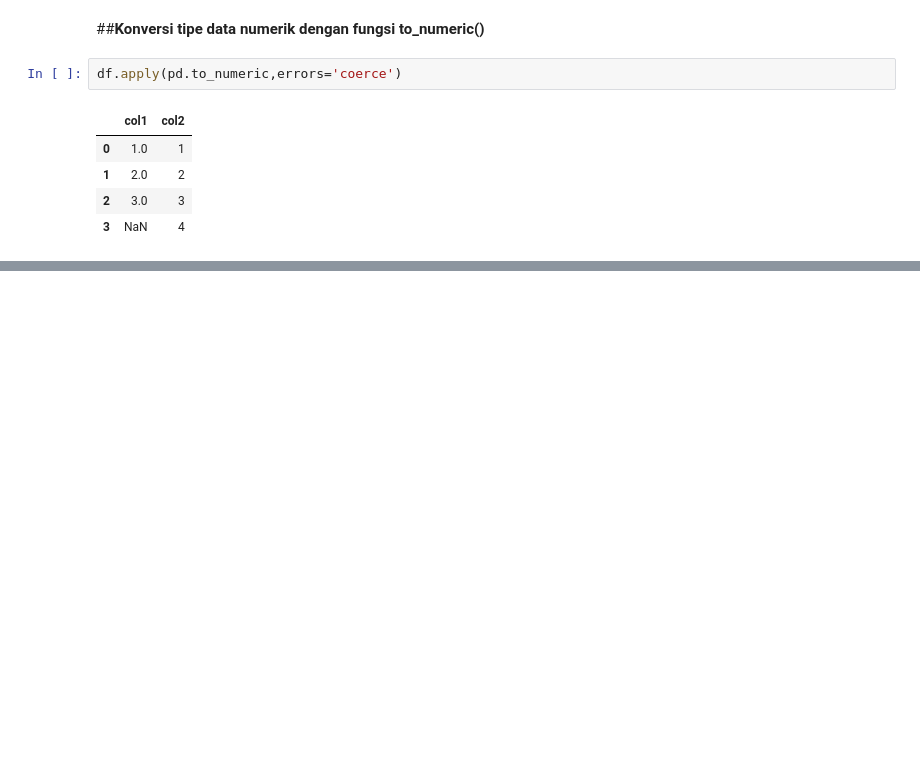
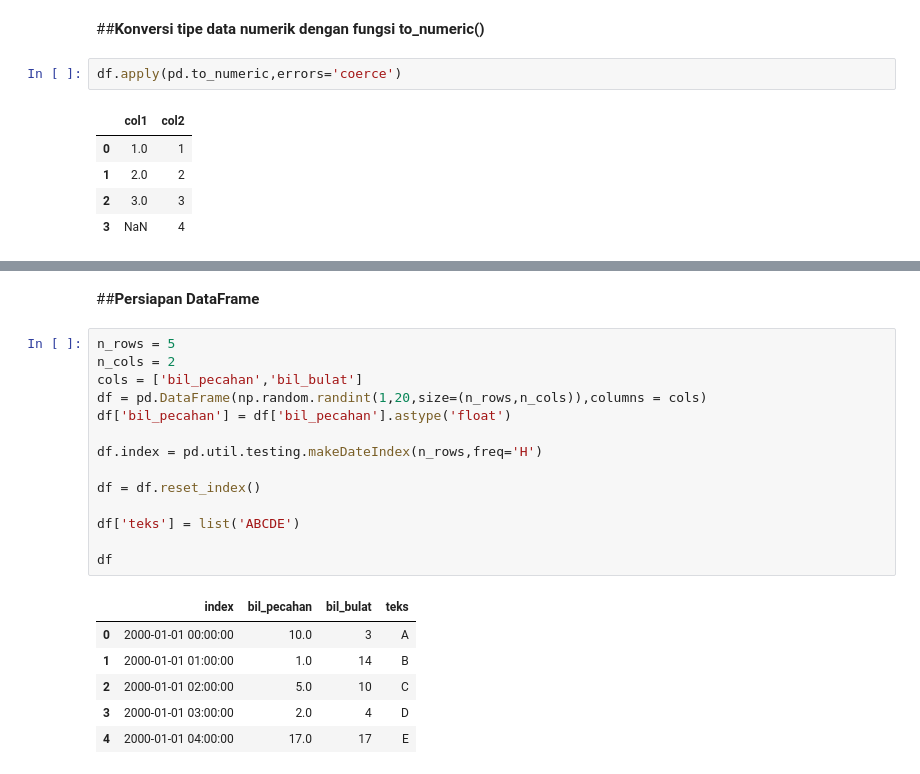
Before and after one commit to lejaaprianza/Belajar-Pandas-Python, a Jupyter notebook: Pandas_tutorial_dari_Indonesia_Belajar.ipynb, the cells around one changed output, grey strips where cells are left out. Saved outputs shown, nothing was run; the diff lists cells and outputs as text; blank space fills up the shorter version.

Commit message:
Pandas 04 | Pemilihan kolom (columns selection) pada Pandas Data Frame berdasarkan tipe data

```diff
--- a/Pandas_tutorial_dari_Indonesia_Belajar.ipynb
+++ b/Pandas_tutorial_dari_Indonesia_Belajar.ipynb
@@ -150,0 +162,23 @@ df.apply(pd.to_numeric,errors='coerce')
+# %% [markdown]
+##**Persiapan** **DataFrame**
+# %%
+n_rows = 5
+n_cols = 2
+cols = ['bil_pecahan','bil_bulat']
+df = pd.DataFrame(np.random.randint(1,20,size=(n_rows,n_cols)),columns = cols)
+df['bil_pecahan'] = df['bil_pecahan'].astype('float')
+
+df.index = pd.util.testing.makeDateIndex(n_rows,freq='H')
+
+df = df.reset_index()
+
+df['teks'] = list('ABCDE')
+
+df
+# %% [output]
+|  | index | bil_pecahan | bil_bulat | teks |
+| 0 | 2000-01-01 00:00:00 | 10.0 | 3 | A |
+| 1 | 2000-01-01 01:00:00 | 1.0 | 14 | B |
+| 2 | 2000-01-01 02:00:00 | 5.0 | 10 | C |
+| 3 | 2000-01-01 03:00:00 | 2.0 | 4 | D |
+| 4 | 2000-01-01 04:00:00 | 17.0 | 17 | E |
```
Also changed, not shown: parts of 16 cells of this notebook.
